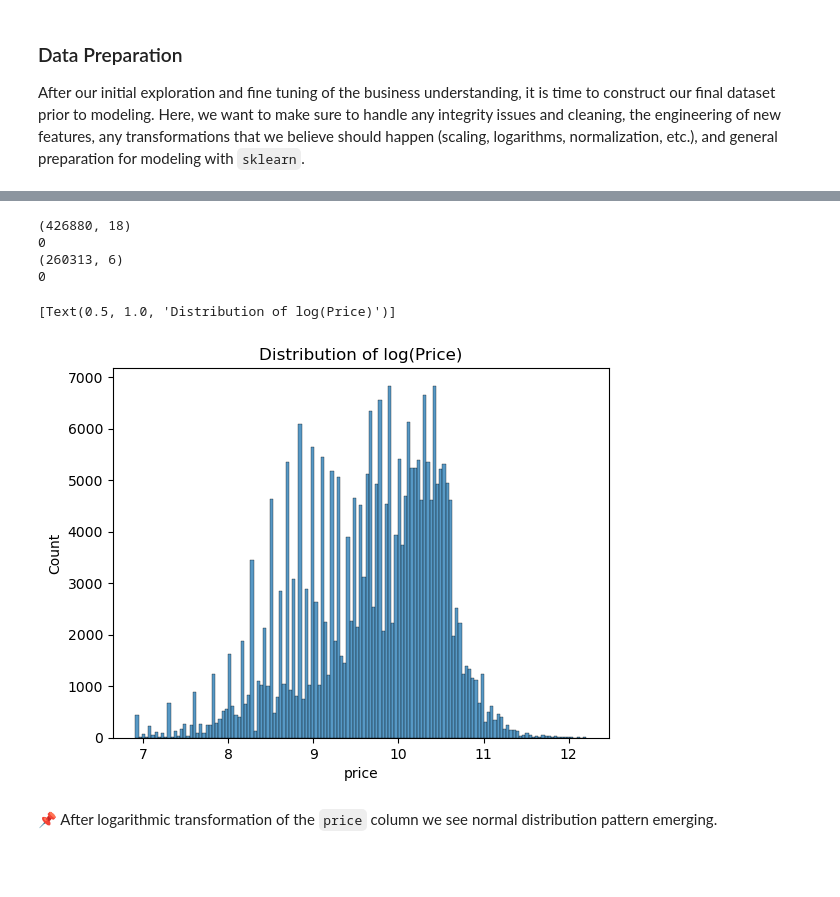
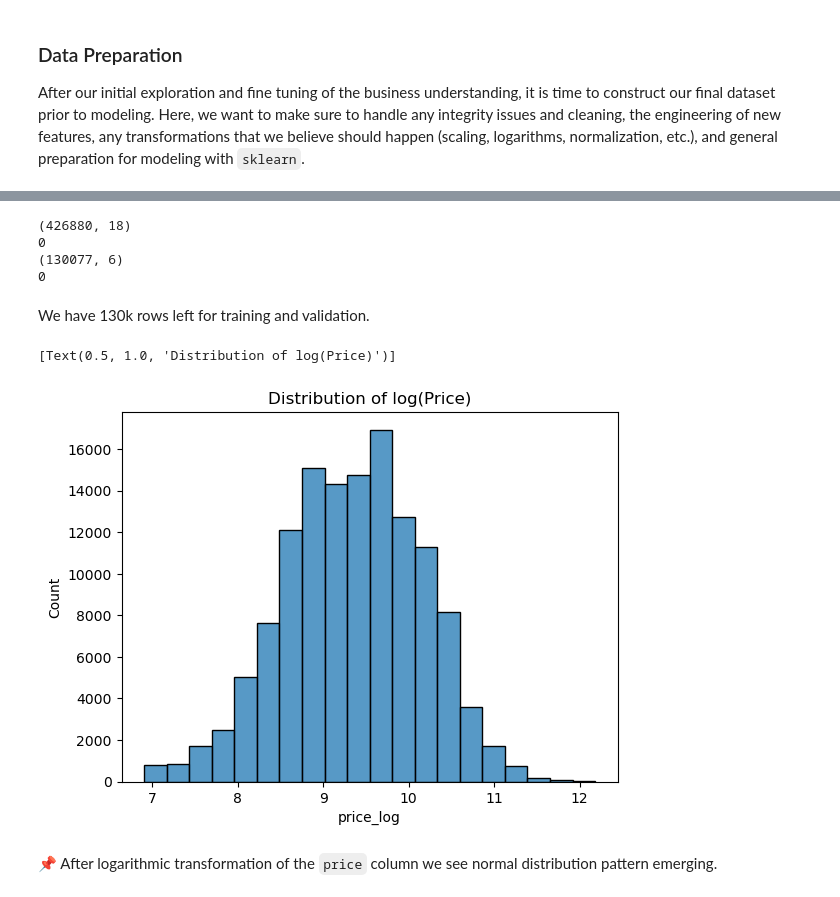
Before and after one commit to outdegree/BH-PCMLAI-M11-App2, a Jupyter notebook: prompt_II.ipynb, the cells around one changed output, grey strips where cells are left out. Drawn from its saved outputs; the diff is of its cells as text; code cells hidden in the pictures; blank space fills up the shorter version.

```diff
--- a/prompt_II.ipynb
+++ b/prompt_II.ipynb
@@ -334,14 +353,18 @@ print(df.shape)
 print(df.duplicated().sum())
 print(veh.shape)
 print(veh.duplicated().sum())
-sns.histplot(data = veh['price']).set(title = 'Distribution of log(Price)')
 # %% [output]
 (426880, 18)
 0
-(260313, 6)
+(130077, 6)
 0
-[Text(0.5, 1.0, 'Distribution of log(Price)')]
-[figure, removed]
+# %% [markdown]
+We have 130k rows left for training and validation.
+# %%
+sns.histplot(data = veh['price_log'], bins = 20).set(title = 'Distribution of log(Price)')
+# %% [output]
+[Text(0.5, 1.0, 'Distribution of log(Price)')]
+[figure, added]
 # %% [markdown]
 📌 After logarithmic transformation of the `price` column we see normal distribution pattern emerging.
 # %%
```
Also changed, not shown: parts of 15 cells of this notebook.
